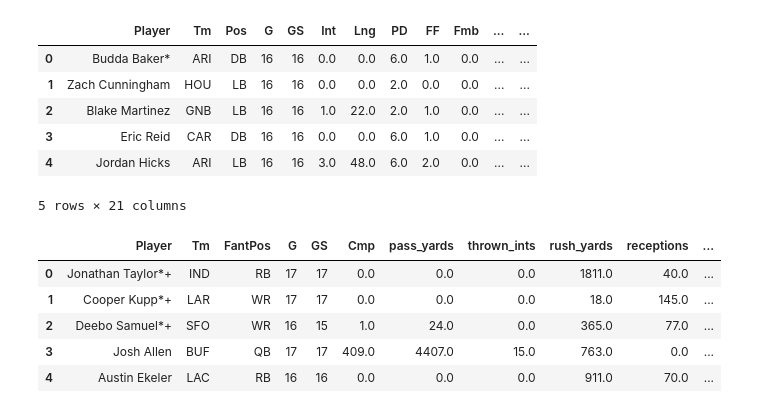
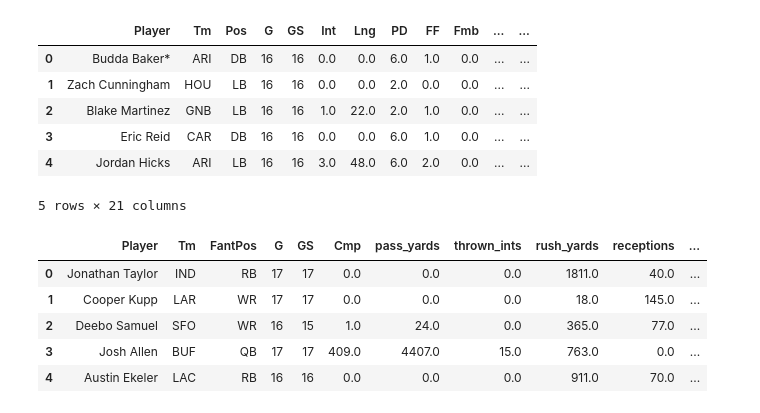
Before and after one commit to ryan-the-brodsky/league-scoring-analysis, a Jupyter notebook: scoring_system_results_and_analysis.ipynb, the cells around one changed output. Cells and saved outputs as stored; diff of their text form; code cells hidden in the pictures.

```diff
--- a/scoring_system_results_and_analysis.ipynb
+++ b/scoring_system_results_and_analysis.ipynb
@@ -81,23 +81,23 @@ all_defensive_players.head()
 5 rows × 21 columns
 # %%
 off_players_2021 = pd.read_csv('./2021-offensive-fantasy-results.csv')
-off_players_2021['Player'] = off_players_2021['Player'].apply(lambda x : x.split('\\')[0])
+off_players_2021['Player'] = off_players_2021['Player'].apply(lambda x : x.split('\\')[0].replace("*", "").replace("+", ""))
 off_players_2021['tds'] = off_players_2021['TD'] + off_players_2021['TD.1'] + off_players_2021['TD.2'] + off_players_2021['TD.3']
 off_players_2021.drop(['Age', 'PosRank', 'OvRank','VBD', 'FDPt', 'Tgt', 'Att', 'Att.1', 'DKPt', 'TD', 'TD.1', 'TD.2', 'TD.3', 'Rk', 'Y/A', 'Y/R'], axis='columns', inplace=True)
 off_players_2021.rename(columns={
     "Yds":"pass_yards",
     "Yds.1":"rush_yards",
     "Yds.2":"receiving_yards",
     "Int":"thrown_ints",
     "Rec":"receptions",
     "FL":"fumbles_lost"
 }, inplace=True)
 off_players_2021.columns.tolist()
 off_players_2021.head()
 # %% [output]
 |  | Player | Tm | FantPos | G | GS | Cmp | pass_yards | thrown_ints | rush_yards | receptions | ... |
-| 0 | Jonathan Taylor*+ | IND | RB | 17 | 17 | 0.0 | 0.0 | 0.0 | 1811.0 | 40.0 | ... |
-| 1 | Cooper Kupp*+ | LAR | WR | 17 | 17 | 0.0 | 0.0 | 0.0 | 18.0 | 145.0 | ... |
-| 2 | Deebo Samuel*+ | SFO | WR | 16 | 15 | 1.0 | 24.0 | 0.0 | 365.0 | 77.0 | ... |
+| 0 | Jonathan Taylor | IND | RB | 17 | 17 | 0.0 | 0.0 | 0.0 | 1811.0 | 40.0 | ... |
+| 1 | Cooper Kupp | LAR | WR | 17 | 17 | 0.0 | 0.0 | 0.0 | 18.0 | 145.0 | ... |
+| 2 | Deebo Samuel | SFO | WR | 16 | 15 | 1.0 | 24.0 | 0.0 | 365.0 | 77.0 | ... |
 | 3 | Josh Allen | BUF | QB | 17 | 17 | 409.0 | 4407.0 | 15.0 | 763.0 | 0.0 | ... |
 | 4 | Austin Ekeler | LAC | RB | 16 | 16 | 0.0 | 0.0 | 0.0 | 911.0 | 70.0 | ... |
```
Also changed, not shown: parts of 13 cells of this notebook, 1 other file.
